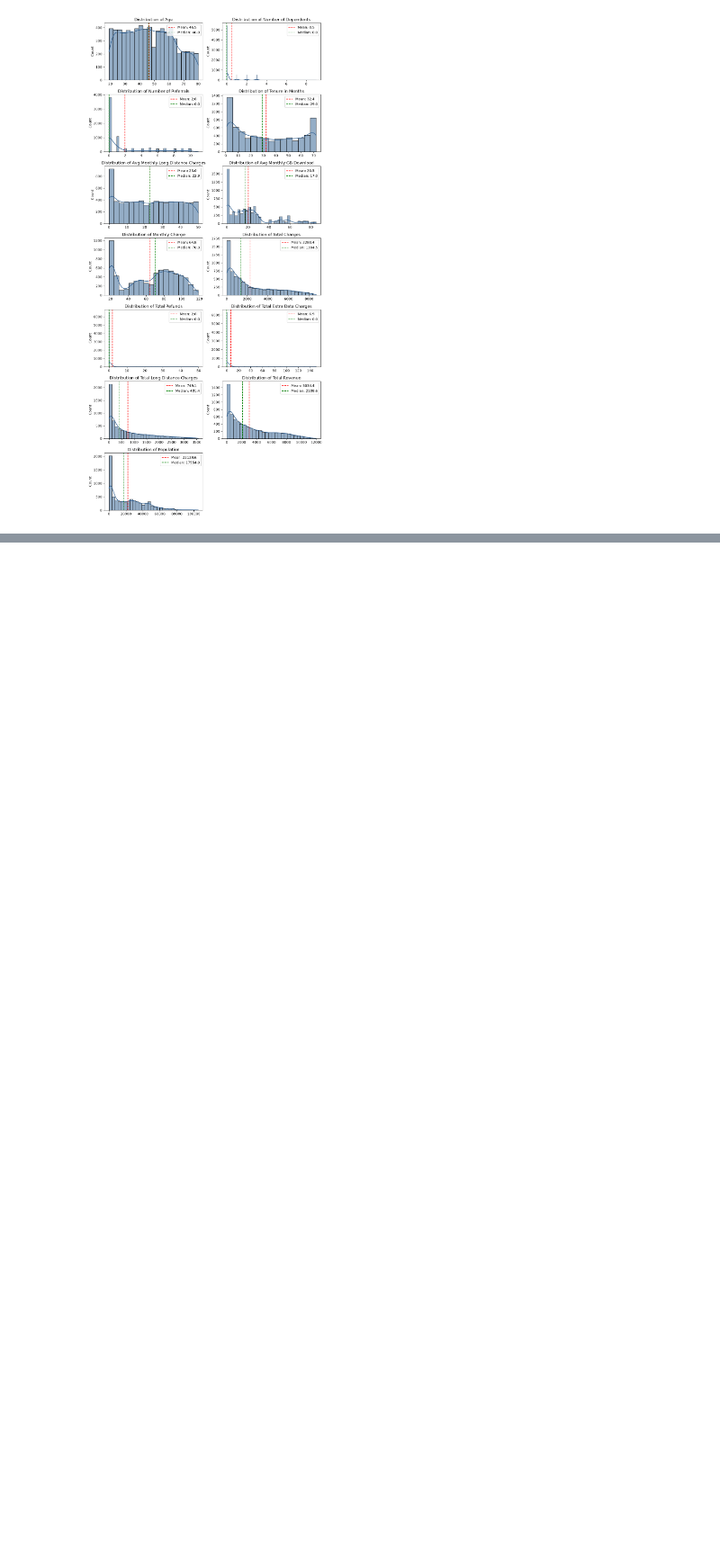
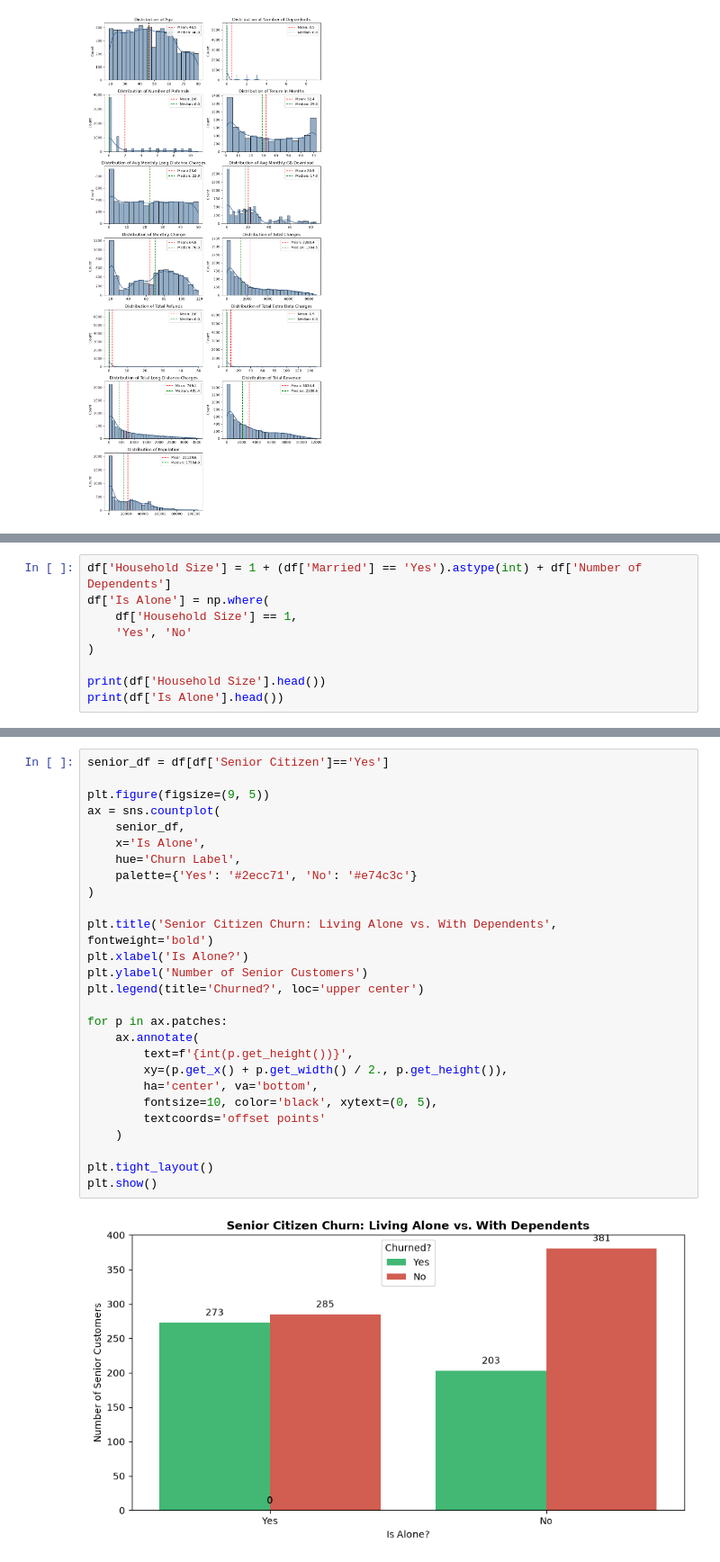
Before and after one commit to n44th44nn/Telco-Customer-Churn-Analysis, a Jupyter notebook: Notebooks/early_preprocessing.ipynb, the cells around one changed output, grey strips where cells are left out. Shown at 90% size. Saved outputs shown, nothing was run; the diff lists cells and outputs as text; blank space fills up the shorter version.

```diff
--- a/Notebooks/early_preprocessing.ipynb
+++ b/Notebooks/early_preprocessing.ipynb
@@ -153,0 +296,9 @@ plt.show()
+# %%
+df['Household Size'] = 1 + (df['Married'] == 'Yes').astype(int) + df['Number of Dependents']
+df['Is Alone'] = np.where(
+    df['Household Size'] == 1,
+    'Yes', 'No'
+)
+
+print(df['Household Size'].head())
+print(df['Is Alone'].head())
@@ -153,0 +318,29 @@ plt.show()
+# %%
+senior_df = df[df['Senior Citizen']=='Yes']
+
+plt.figure(figsize=(9, 5))
+ax = sns.countplot(
+    senior_df,
+    x='Is Alone',
+    hue='Churn Label',
+    palette={'Yes': '#2ecc71', 'No': '#e74c3c'}
+)
+
+plt.title('Senior Citizen Churn: Living Alone vs. With Dependents', fontweight='bold')
+plt.xlabel('Is Alone?')
+plt.ylabel('Number of Senior Customers')
+plt.legend(title='Churned?', loc='upper center')
+
+for p in ax.patches:
+    ax.annotate(
+        text=f'{int(p.get_height())}',
+        xy=(p.get_x() + p.get_width() / 2., p.get_height()),
+        ha='center', va='bottom',
+        fontsize=10, color='black', xytext=(0, 5),
+        textcoords='offset points'
+    )
+
+plt.tight_layout()
+plt.show()
+# %% [output]
+[figure, added]
```
Also changed, not shown: parts of 24 cells of this notebook.
